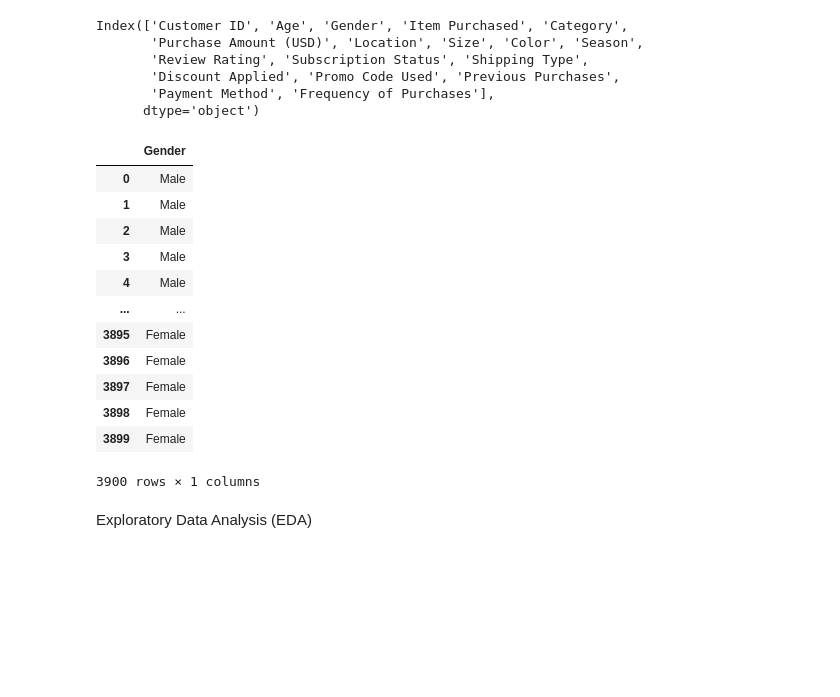
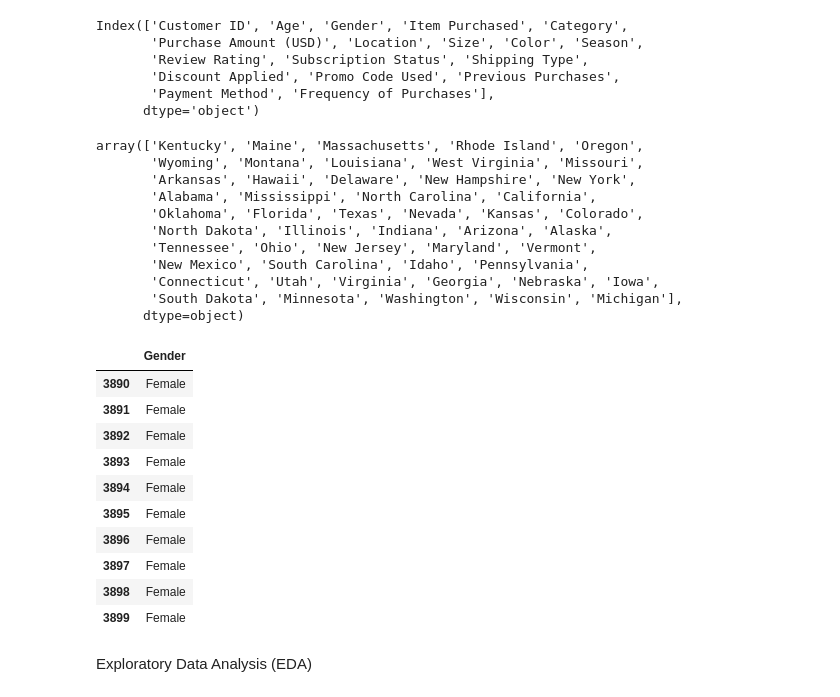
Before and after one commit to csbuan/DataScienceProjects, a Jupyter notebook: Kaggle-Practice-Projects-Trial/Consumer-Behavior-And-Shopping-Habits-Analysis/notebooks/analysis.ipynb, the cells around one changed output. Drawn from its saved outputs; the diff is of its cells as text; code cells hidden in the pictures; blank space fills up the shorter version.

```diff
--- a/Kaggle-Practice-Projects-Trial/Consumer-Behavior-And-Shopping-Habits-Analysis/notebooks/analysis.ipynb
+++ b/Kaggle-Practice-Projects-Trial/Consumer-Behavior-And-Shopping-Habits-Analysis/notebooks/analysis.ipynb
@@ -95,22 +95,34 @@ Index(['Customer ID', 'Age', 'Gender', 'Item Purchased', 'Category',
        'Discount Applied', 'Promo Code Used', 'Previous Purchases',
        'Payment Method', 'Frequency of Purchases'],
       dtype='object')
+# %%
+df['Location'].unique()
+# %% [output]
+array(['Kentucky', 'Maine', 'Massachusetts', 'Rhode Island', 'Oregon',
+       'Wyoming', 'Montana', 'Louisiana', 'West Virginia', 'Missouri',
+       'Arkansas', 'Hawaii', 'Delaware', 'New Hampshire', 'New York',
+       'Alabama', 'Mississippi', 'North Carolina', 'California',
+       'Oklahoma', 'Florida', 'Texas', 'Nevada', 'Kansas', 'Colorado',
+       'North Dakota', 'Illinois', 'Indiana', 'Arizona', 'Alaska',
+       'Tennessee', 'Ohio', 'New Jersey', 'Maryland', 'Vermont',
+       'New Mexico', 'South Carolina', 'Idaho', 'Pennsylvania',
+       'Connecticut', 'Utah', 'Virginia', 'Georgia', 'Nebraska', 'Iowa',
+       'South Dakota', 'Minnesota', 'Washington', 'Wisconsin', 'Michigan'],
+      dtype=object)
 # %%
-df[['Gender']]
+df[['Gender']].tail(10)
 # %% [output]
 |  | Gender |
-| 0 | Male |
-| 1 | Male |
-| 2 | Male |
-| 3 | Male |
-| 4 | Male |
-| ... | ... |
+| 3890 | Female |
+| 3891 | Female |
+| 3892 | Female |
+| 3893 | Female |
+| 3894 | Female |
 | 3895 | Female |
 | 3896 | Female |
 | 3897 | Female |
 | 3898 | Female |
 | 3899 | Female |
-3900 rows × 1 columns
 # %% [markdown]
 Exploratory Data Analysis (EDA)
 # %%
```
Also changed, not shown: parts of 3 cells of this notebook.
